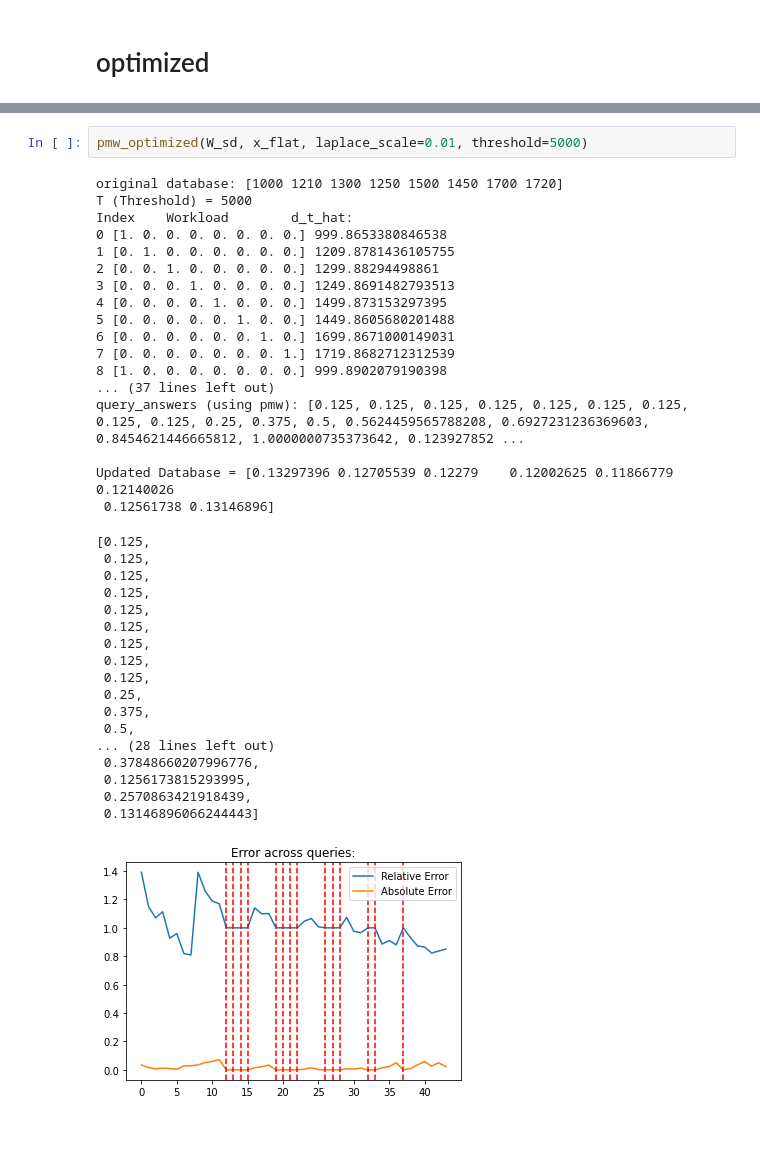
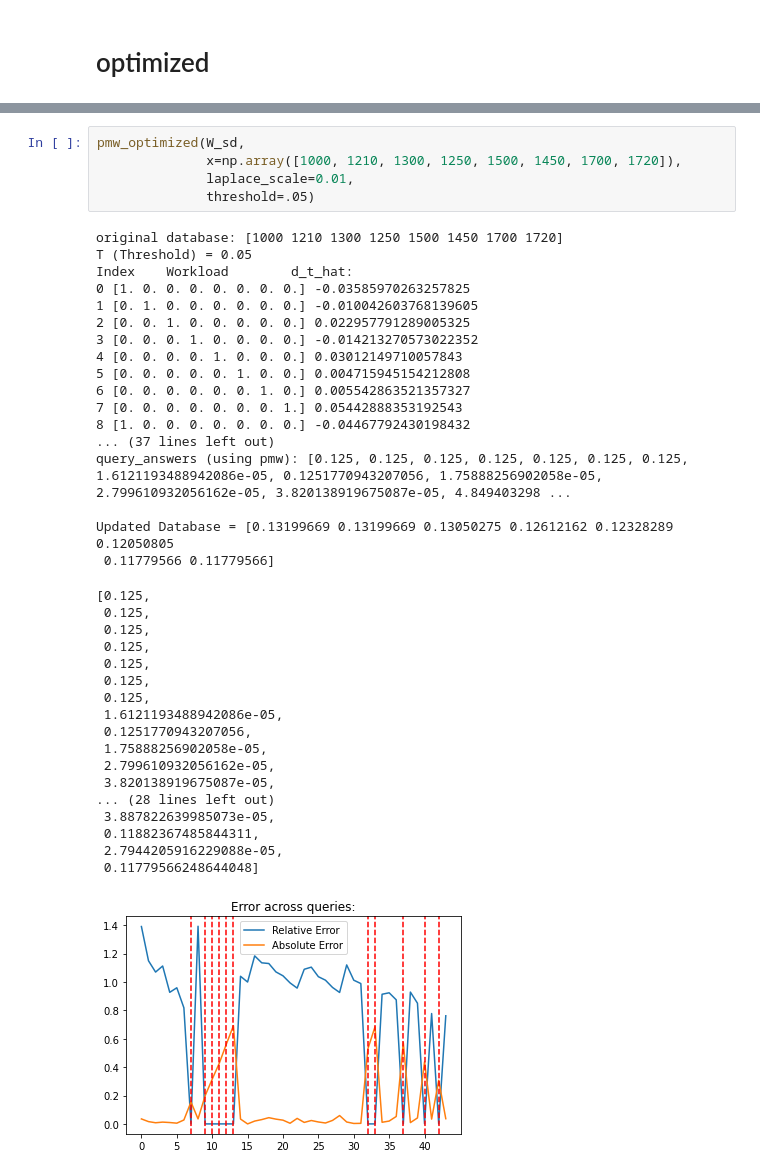
Before and after one commit to yikai-wu/Multi-Analyst-DP, a Jupyter notebook: src/pmw/optimizing_threshold.ipynb, the cells around one changed output, grey strips where cells are left out. Saved outputs shown, nothing was run; the diff lists cells and outputs as text; blank space fills up the shorter version.

```diff
--- a/src/pmw/optimizing_threshold.ipynb
+++ b/src/pmw/optimizing_threshold.ipynb
@@ -225,40 +225,43 @@ Updated Database = [0.125 0.125 0.125 0.125 0.125 0.125 0.125 0.125]
  0.125]
 [figure]
 # %%
-pmw_optimized(W_sd, x_flat, laplace_scale=0.01, threshold=5000)
+pmw_optimized(W_sd,
+              x=np.array([1000, 1210, 1300, 1250, 1500, 1450, 1700, 1720]),
+              laplace_scale=0.01,
+              threshold=.05)
 # %% [output]
 original database: [1000 1210 1300 1250 1500 1450 1700 1720]
-T (Threshold) = 5000
+T (Threshold) = 0.05
 Index    Workload        d_t_hat:
-0 [1. 0. 0. 0. 0. 0. 0. 0.] 999.8653380846538
-1 [0. 1. 0. 0. 0. 0. 0. 0.] 1209.8781436105755
-2 [0. 0. 1. 0. 0. 0. 0. 0.] 1299.88294498861
-3 [0. 0. 0. 1. 0. 0. 0. 0.] 1249.8691482793513
-4 [0. 0. 0. 0. 1. 0. 0. 0.] 1499.873153297395
-5 [0. 0. 0. 0. 0. 1. 0. 0.] 1449.8605680201488
-6 [0. 0. 0. 0. 0. 0. 1. 0.] 1699.8671000149031
-7 [0. 0. 0. 0. 0. 0. 0. 1.] 1719.8682712312539
-8 [1. 0. 0. 0. 0. 0. 0. 0.] 999.8902079190398
+0 [1. 0. 0. 0. 0. 0. 0. 0.] -0.03585970263257825
+1 [0. 1. 0. 0. 0. 0. 0. 0.] -0.010042603768139605
+2 [0. 0. 1. 0. 0. 0. 0. 0.] 0.022957791289005325
+3 [0. 0. 0. 1. 0. 0. 0. 0.] -0.014213270573022352
+4 [0. 0. 0. 0. 1. 0. 0. 0.] 0.03012149710057843
+5 [0. 0. 0. 0. 0. 1. 0. 0.] 0.004715945154212808
+6 [0. 0. 0. 0. 0. 0. 1. 0.] 0.005542863521357327
+7 [0. 0. 0. 0. 0. 0. 0. 1.] 0.05442888353192543
+8 [1. 0. 0. 0. 0. 0. 0. 0.] -0.04467792430198432
 ... (37 lines left out)
-query_answers (using pmw): [0.125, 0.125, 0.125, 0.125, 0.125, 0.125, 0.125, 0.125, 0.125, 0.25, 0.375, 0.5, 0.5624459565788208, 0.6927231236369603, 0.8454621446665812, 1.0000000735373642, 0.123927852 ...
+query_answers (using pmw): [0.125, 0.125, 0.125, 0.125, 0.125, 0.125, 0.125, 1.6121193488942086e-05, 0.1251770943207056, 1.75888256902058e-05, 2.799610932056162e-05, 3.820138919675087e-05, 4.849403298 ...
 
-Updated Database = [0.13297396 0.12705539 0.12279    0.12002625 0.11866779 0.12140026
- 0.12561738 0.13146896]
+Updated Database = [0.13199669 0.13199669 0.13050275 0.12612162 0.12328289 0.12050805
+ 0.11779566 0.11779566]
 [0.125,
  0.125,
  0.125,
  0.125,
  0.125,
  0.125,
  0.125,
- 0.125,
- 0.125,
- 0.25,
- 0.375,
- 0.5,
+ 1.6121193488942086e-05,
+ 0.1251770943207056,
+ 1.75888256902058e-05,
+ 2.799610932056162e-05,
+ 3.820138919675087e-05,
 ... (28 lines left out)
- 0.37848660207996776,
- 0.1256173815293995,
- 0.2570863421918439,
- 0.13146896066244443]
+ 3.887822639985073e-05,
+ 0.11882367485844311,
+ 2.7944205916229088e-05,
+ 0.11779566248644048]
-[figure, old version]
+[figure, new version]
```
Also changed, not shown: parts of 9 cells of this notebook, 1 other file.
